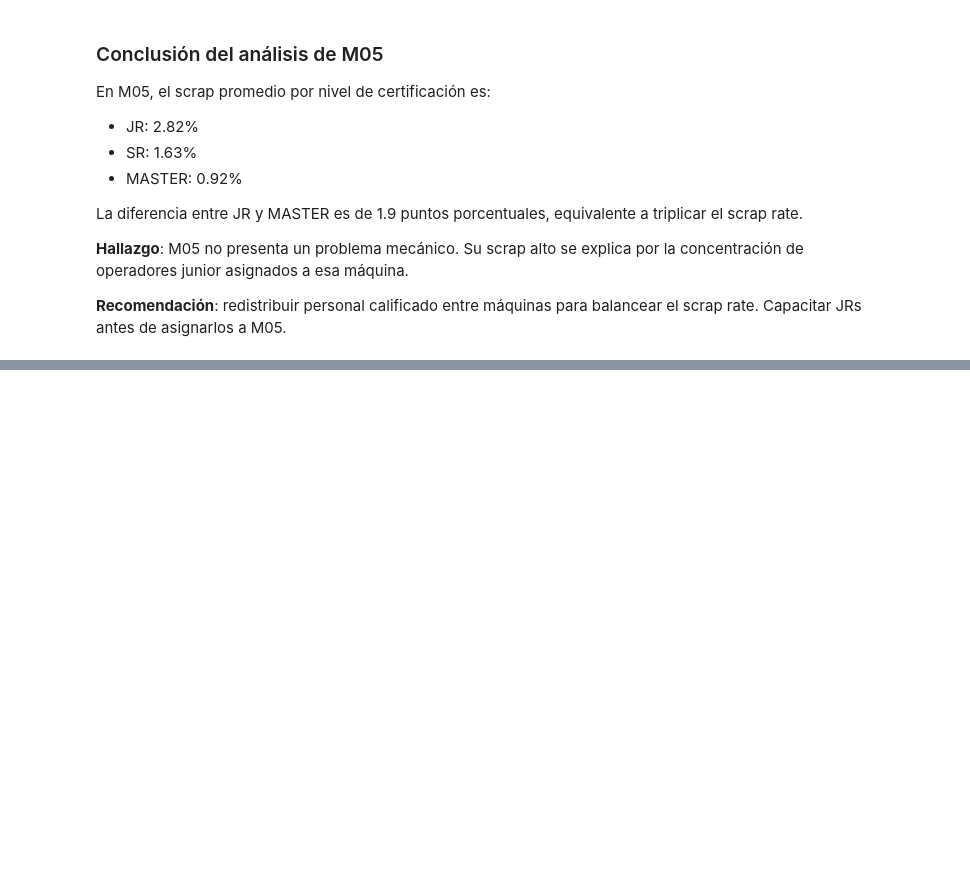
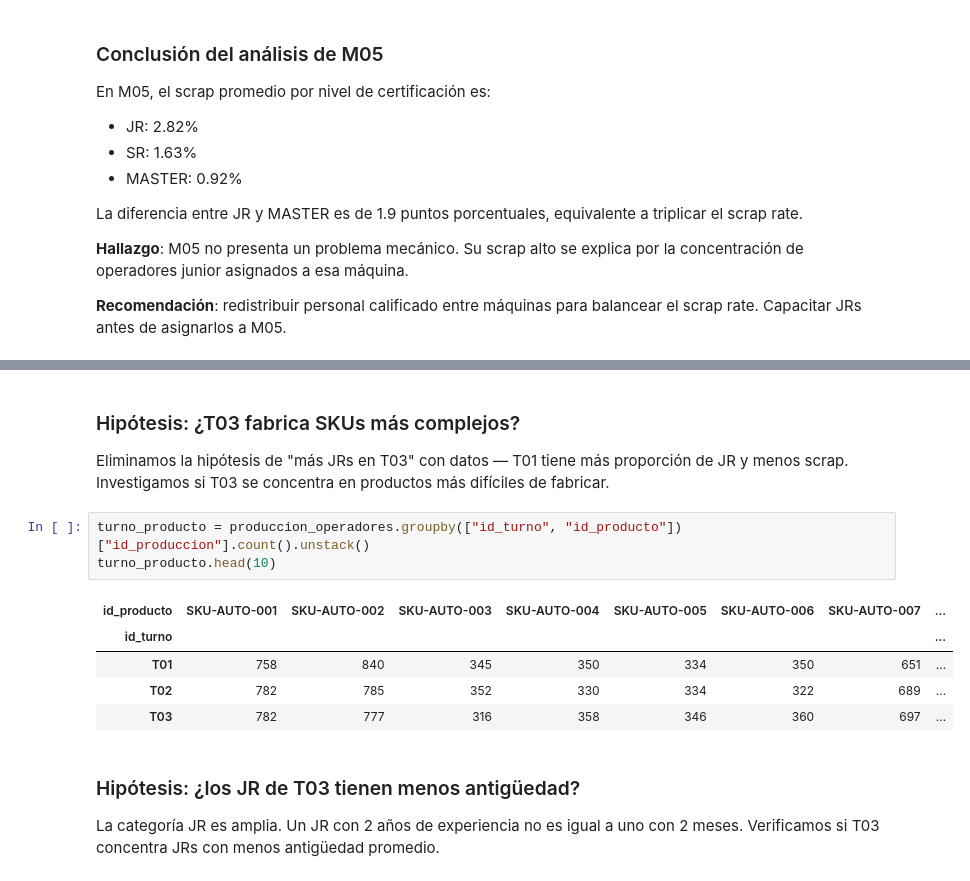
Before and after one commit to alevazto1-dev/portfolio-manufacturing-analytics, a Jupyter notebook: 01_proyecto_automotriz/notebooks/01_exploracion_inicial.ipynb, the cells around one changed output, grey strips where cells are left out. Drawn from its saved outputs; the diff is of its cells as text; blank space fills up the shorter version.

```diff
--- a/01_proyecto_automotriz/notebooks/01_exploracion_inicial.ipynb
+++ b/01_proyecto_automotriz/notebooks/01_exploracion_inicial.ipynb
@@ -402,0 +425,21 @@ balancear el scrap rate. Capacitar JRs antes de asignarlos a M05.
+# %% [markdown]
+### Hipótesis: ¿T03 fabrica SKUs más complejos?
+
+Eliminamos la hipótesis de "más JRs en T03" con datos — T01 tiene
+más proporción de JR y menos scrap. Investigamos si T03 se concentra
+en productos más difíciles de fabricar.
+# %%
+turno_producto = produccion_operadores.groupby(["id_turno", "id_producto"])["id_produccion"].count().unstack()
+turno_producto.head(10)
+# %% [output]
+| id_producto | SKU-AUTO-001 | SKU-AUTO-002 | SKU-AUTO-003 | SKU-AUTO-004 | SKU-AUTO-005 | SKU-AUTO-006 | SKU-AUTO-007 | ... |
+| id_turno |  |  |  |  |  |  |  | ... |
+| T01 | 758 | 840 | 345 | 350 | 334 | 350 | 651 | ... |
+| T02 | 782 | 785 | 352 | 330 | 334 | 322 | 689 | ... |
+| T03 | 782 | 777 | 316 | 358 | 346 | 360 | 697 | ... |
+# %% [markdown]
+### Hipótesis: ¿los JR de T03 tienen menos antigüedad?
+
+La categoría JR es amplia. Un JR con 2 años de experiencia
+no es igual a uno con 2 meses. Verificamos si T03 concentra
+JRs con menos antigüedad promedio.
```
Also changed, not shown: parts of 8 cells of this notebook.
